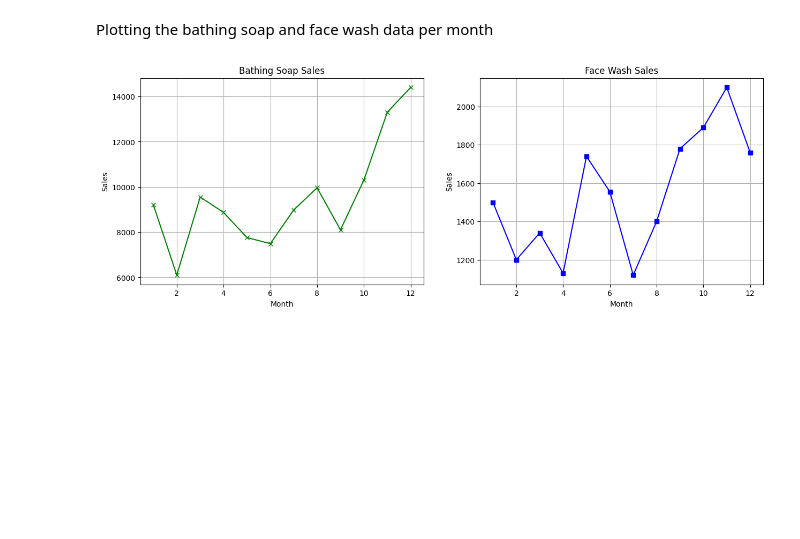
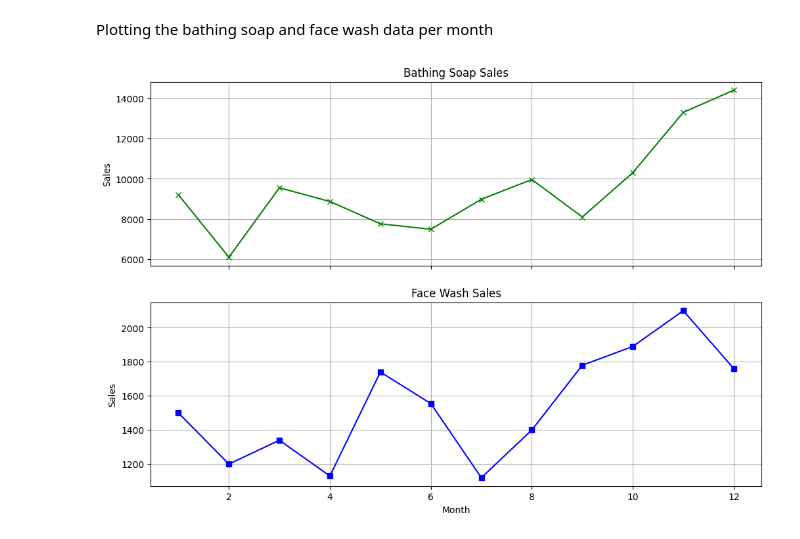
Before and after one commit to SyusufWaliyyi/FlexiSAF_Intership, a Jupyter notebook: Week_2/Week_2_Company_Data_Analysis.ipynb, the cells around one changed output. Saved outputs shown, nothing was run; the diff lists cells and outputs as text; code cells hidden in the pictures; blank space fills up the shorter version.

```diff
--- a/Week_2/Week_2_Company_Data_Analysis.ipynb
+++ b/Week_2/Week_2_Company_Data_Analysis.ipynb
@@ -112,22 +112,22 @@ plt.show()
 # %% [markdown]
 Plotting the bathing soap and face wash data per month
 # %%
-# Subplot for Bathing soap
-fig, ax=plt.subplots(1, 2, figsize=(15, 5), sharex=True)
+# Setting the size of the subplot
+fig, ax=plt.subplots(2, 1, figsize=(12, 8), sharex=True)
+
 # Bathing soap sales
 ax[0].plot(month, bathing_soup, marker='x', color='g')
 ax[0].set_title('Bathing Soap Sales')
-ax[0].set_xlabel('Month')
 ax[0].set_ylabel('Sales')
 ax[0].grid()
 
 # Face wash sales
 ax[1].plot(month, face_wash, marker='s', color='b')
 ax[1].set_title('Face Wash Sales')
 ax[1].set_xlabel('Month')
 ax[1].set_ylabel('Sales')
 ax[1].grid()
 # Show the subplots
 plt.show()
 # %% [output]
-[figure, old version]
+[figure, new version]
```
